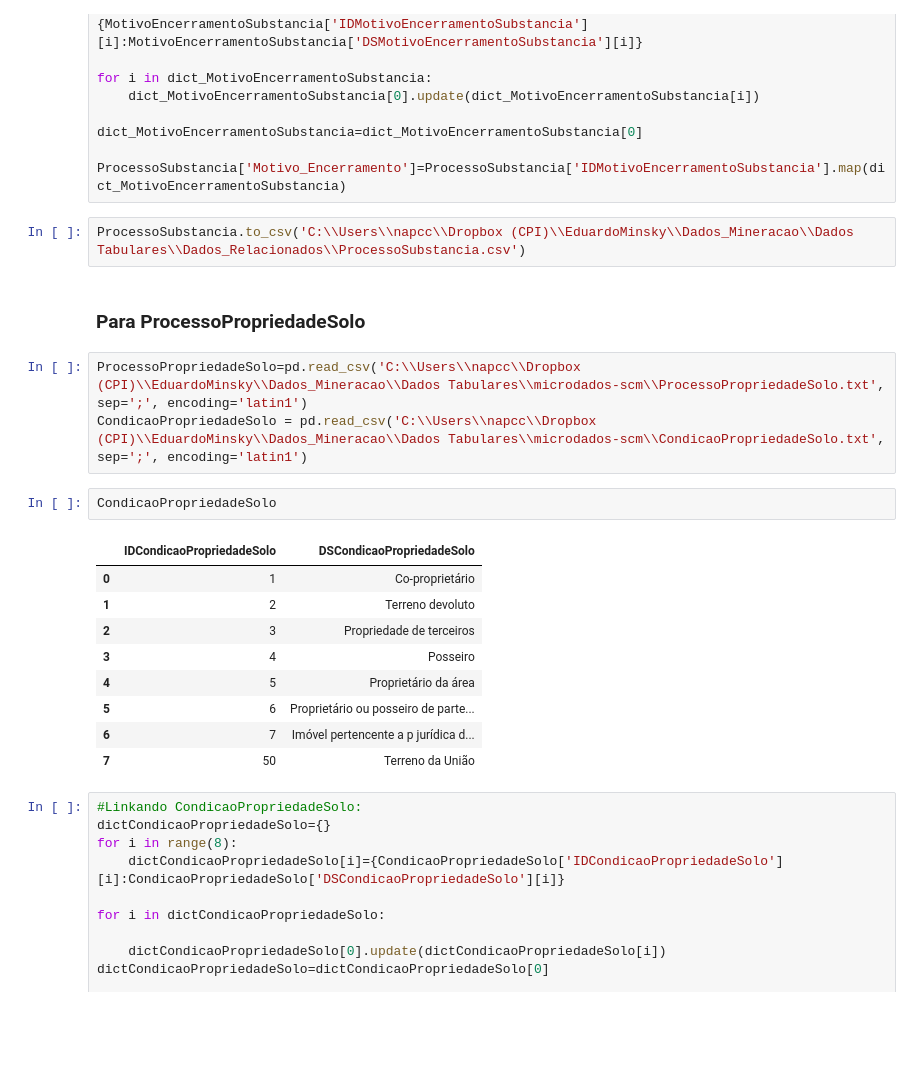
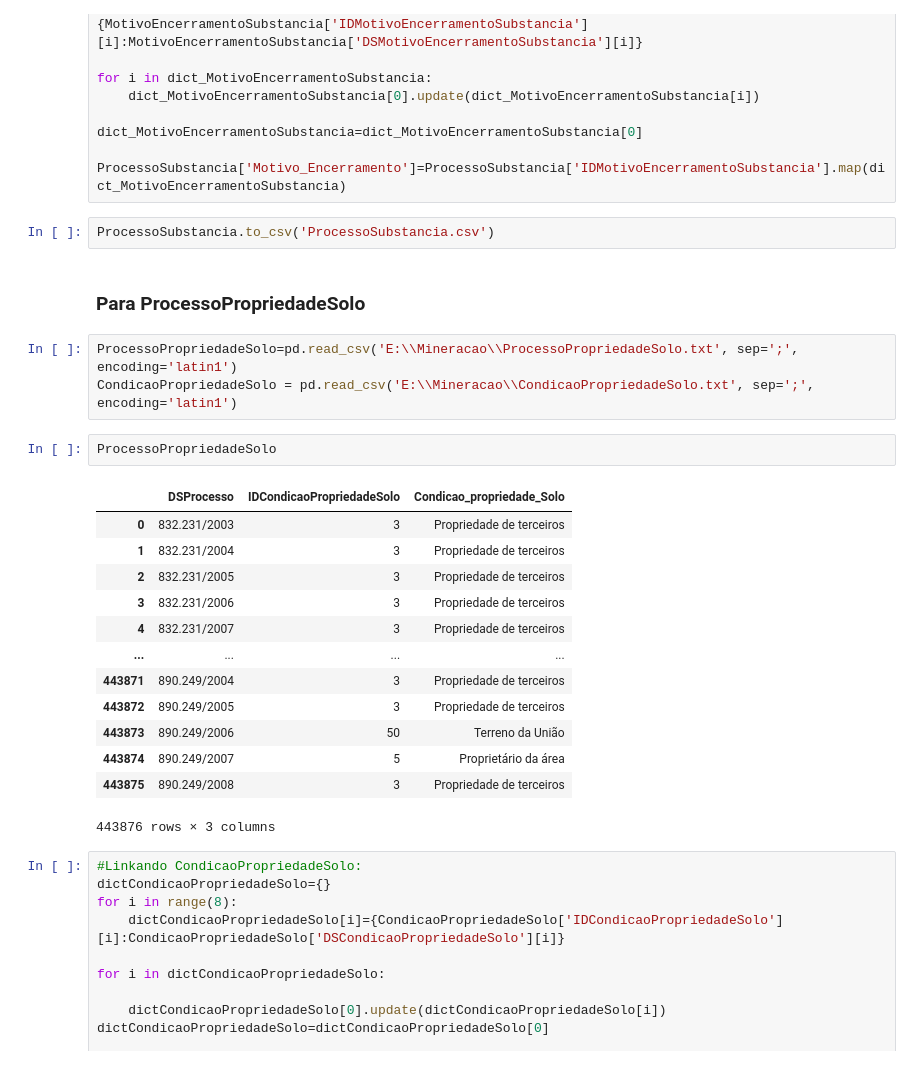
Before and after one commit to EduMinsky/GoldMiningAnalysis, a Jupyter notebook: Analise_Mineracao_Depth.ipynb, the cells around one changed output. Drawn from its saved outputs; the diff is of its cells as text; blank space fills up the shorter version.

```diff
--- a/Analise_Mineracao_Depth.ipynb
+++ b/Analise_Mineracao_Depth.ipynb
@@ -166,24 +198,28 @@ dict_MotivoEncerramentoSubstancia=dict_MotivoEncerramentoSubstancia[0]
 
 ProcessoSubstancia['Motivo_Encerramento']=ProcessoSubstancia['IDMotivoEncerramentoSubstancia'].map(dict_MotivoEncerramentoSubstancia)
 # %%
-ProcessoSubstancia.to_csv('C:\\Users\\napcc\\Dropbox (CPI)\\EduardoMinsky\\Dados_Mineracao\\Dados Tabulares\\Dados_Relacionados\\ProcessoSubstancia.csv')
+ProcessoSubstancia.to_csv('ProcessoSubstancia.csv')
 # %% [markdown]
 ### Para ProcessoPropriedadeSolo
 # %%
-ProcessoPropriedadeSolo=pd.read_csv('C:\\Users\\napcc\\Dropbox (CPI)\\EduardoMinsky\\Dados_Mineracao\\Dados Tabulares\\microdados-scm\\ProcessoPropriedadeSolo.txt', sep=';', encoding='latin1')
-CondicaoPropriedadeSolo = pd.read_csv('C:\\Users\\napcc\\Dropbox (CPI)\\EduardoMinsky\\Dados_Mineracao\\Dados Tabulares\\microdados-scm\\CondicaoPropriedadeSolo.txt', sep=';', encoding='latin1')
+ProcessoPropriedadeSolo=pd.read_csv('E:\\Mineracao\\ProcessoPropriedadeSolo.txt', sep=';', encoding='latin1')
+CondicaoPropriedadeSolo = pd.read_csv('E:\\Mineracao\\CondicaoPropriedadeSolo.txt', sep=';', encoding='latin1')
 # %%
-CondicaoPropriedadeSolo
+ProcessoPropriedadeSolo
 # %% [output]
-|  | IDCondicaoPropriedadeSolo | DSCondicaoPropriedadeSolo |
-| 0 | 1 | Co-proprietário |
-| 1 | 2 | Terreno devoluto |
-| 2 | 3 | Propriedade de terceiros |
-| 3 | 4 | Posseiro |
-| 4 | 5 | Proprietário da área |
-| 5 | 6 | Proprietário ou posseiro de parte... |
-| 6 | 7 | Imóvel pertencente a p jurídica d... |
-| 7 | 50 | Terreno da União |
+|  | DSProcesso | IDCondicaoPropriedadeSolo | Condicao_propriedade_Solo |
+| 0 | 832.231/2003 | 3 | Propriedade de terceiros |
+| 1 | 832.231/2004 | 3 | Propriedade de terceiros |
+| 2 | 832.231/2005 | 3 | Propriedade de terceiros |
+| 3 | 832.231/2006 | 3 | Propriedade de terceiros |
+| 4 | 832.231/2007 | 3 | Propriedade de terceiros |
+| ... | ... | ... | ... |
+| 443871 | 890.249/2004 | 3 | Propriedade de terceiros |
+| 443872 | 890.249/2005 | 3 | Propriedade de terceiros |
+| 443873 | 890.249/2006 | 50 | Terreno da União |
+| 443874 | 890.249/2007 | 5 | Proprietário da área |
+| 443875 | 890.249/2008 | 3 | Propriedade de terceiros |
+443876 rows × 3 columns
 # %%
 #Linkando CondicaoPropriedadeSolo:
 dictCondicaoPropriedadeSolo={}
```
Also changed, not shown: parts of 75 cells of this notebook.
